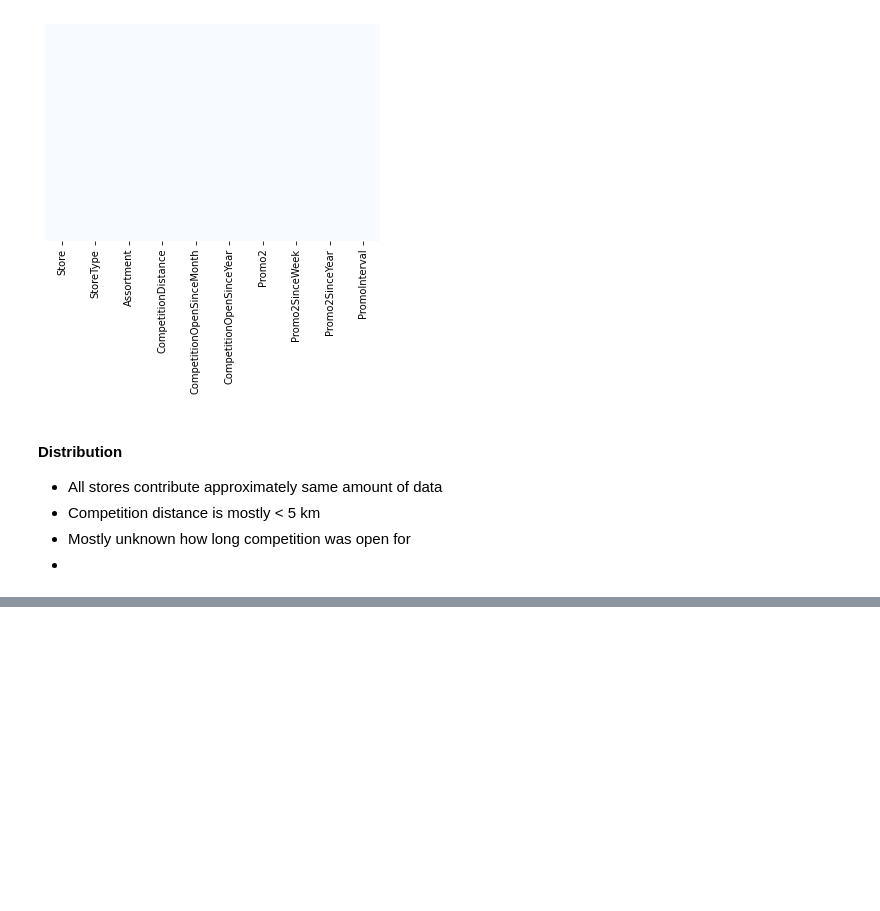
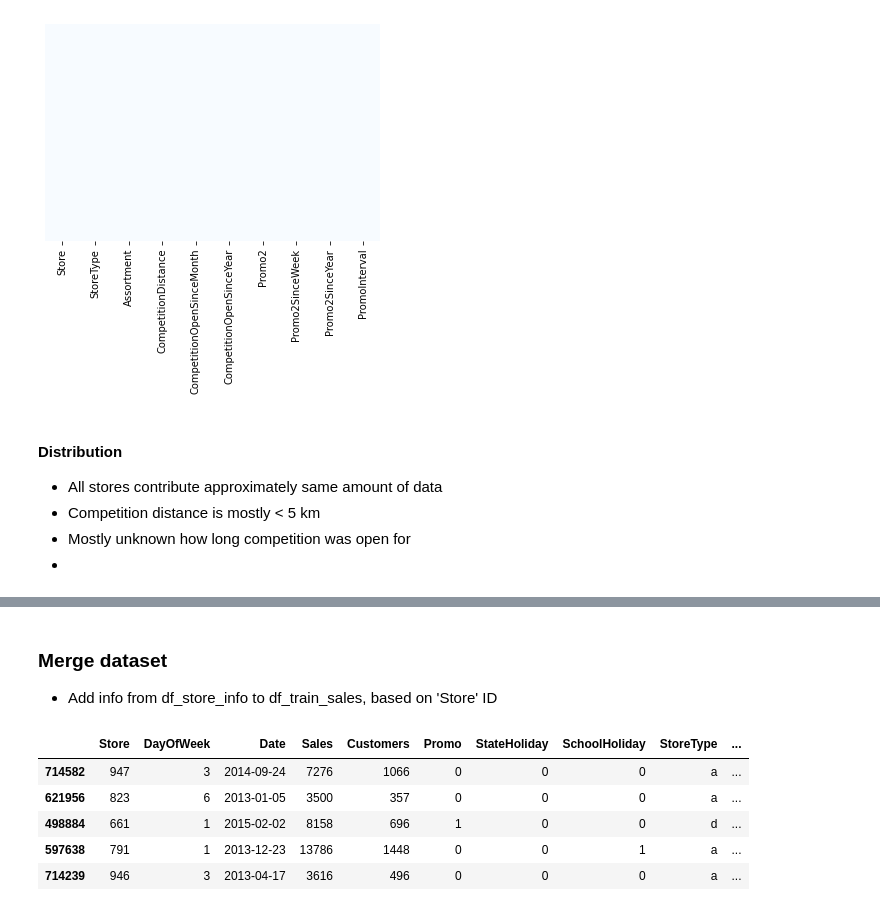
Before and after one commit to JSchoeck/portfolio, a Jupyter notebook: Demos/Case Study Sales/Case Study Sales.ipynb, the cells around one changed output, grey strips where cells are left out. Drawn from its saved outputs; the diff is of its cells as text; code cells hidden in the pictures; blank space fills up the shorter version.

```diff
--- a/Demos/Case Study Sales/Case Study Sales.ipynb
+++ b/Demos/Case Study Sales/Case Study Sales.ipynb
@@ -263 +255,15 @@ array([[<AxesSubplot:title={'center':'Store'}>,
 [figure]
+# %% [markdown]
+### Merge dataset
+- Add info from df_store_info to df_train_sales, based on 'Store' ID
+# %%
+#df_total = df_train_sales.merge(on='Store', right=df_store_info)
+df_total = df_train_open.merge(on='Store', right=df_store_info)
+df_total.sample(5)
+# %% [output]
+|  | Store | DayOfWeek | Date | Sales | Customers | Promo | StateHoliday | SchoolHoliday | StoreType | ... |
+| 714582 | 947 | 3 | 2014-09-24 | 7276 | 1066 | 0 | 0 | 0 | a | ... |
+| 621956 | 823 | 6 | 2013-01-05 | 3500 | 357 | 0 | 0 | 0 | a | ... |
+| 498884 | 661 | 1 | 2015-02-02 | 8158 | 696 | 1 | 0 | 0 | d | ... |
+| 597638 | 791 | 1 | 2013-12-23 | 13786 | 1448 | 0 | 0 | 1 | a | ... |
+| 714239 | 946 | 3 | 2013-04-17 | 3616 | 496 | 0 | 0 | 0 | a | ... |
```
Also changed, not shown: parts of 19 cells of this notebook.
